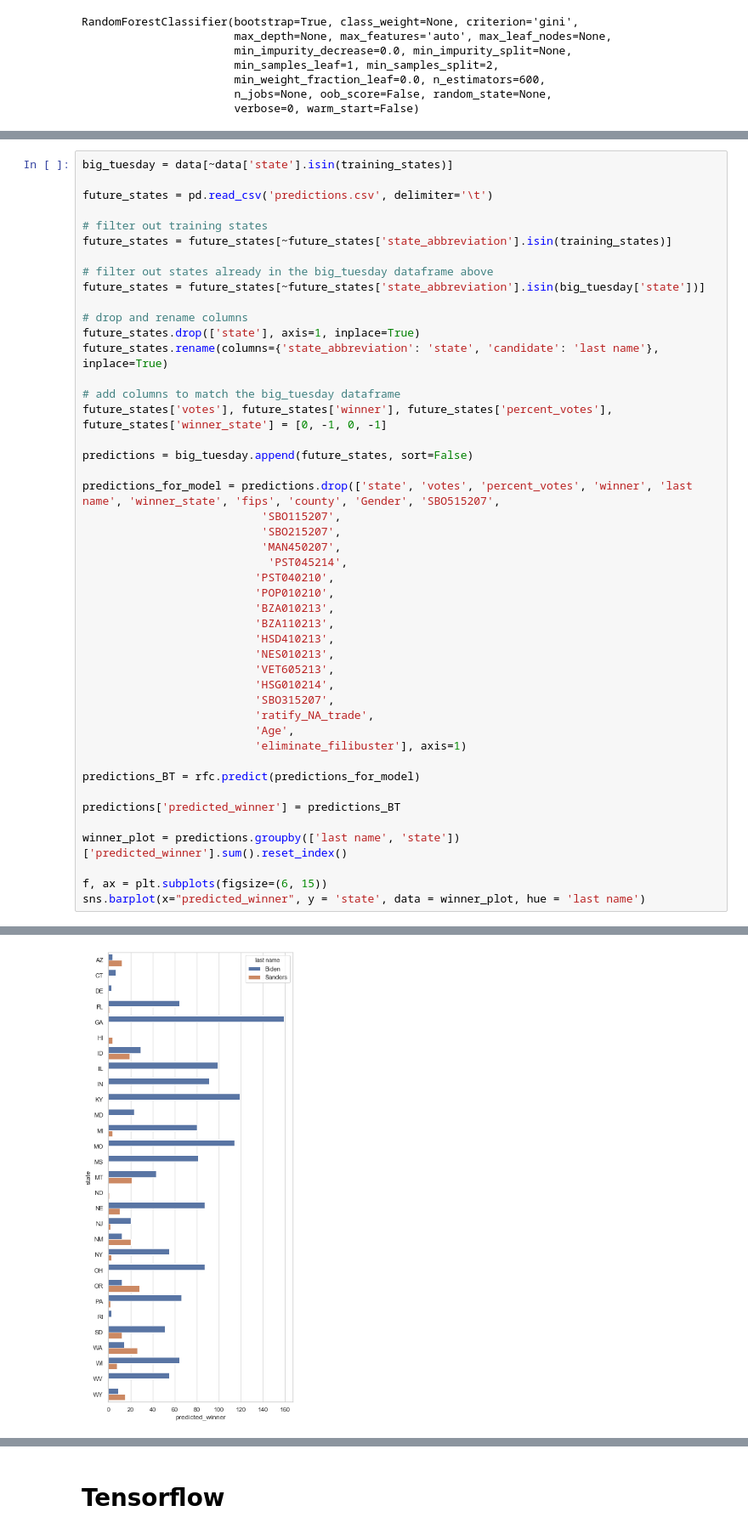
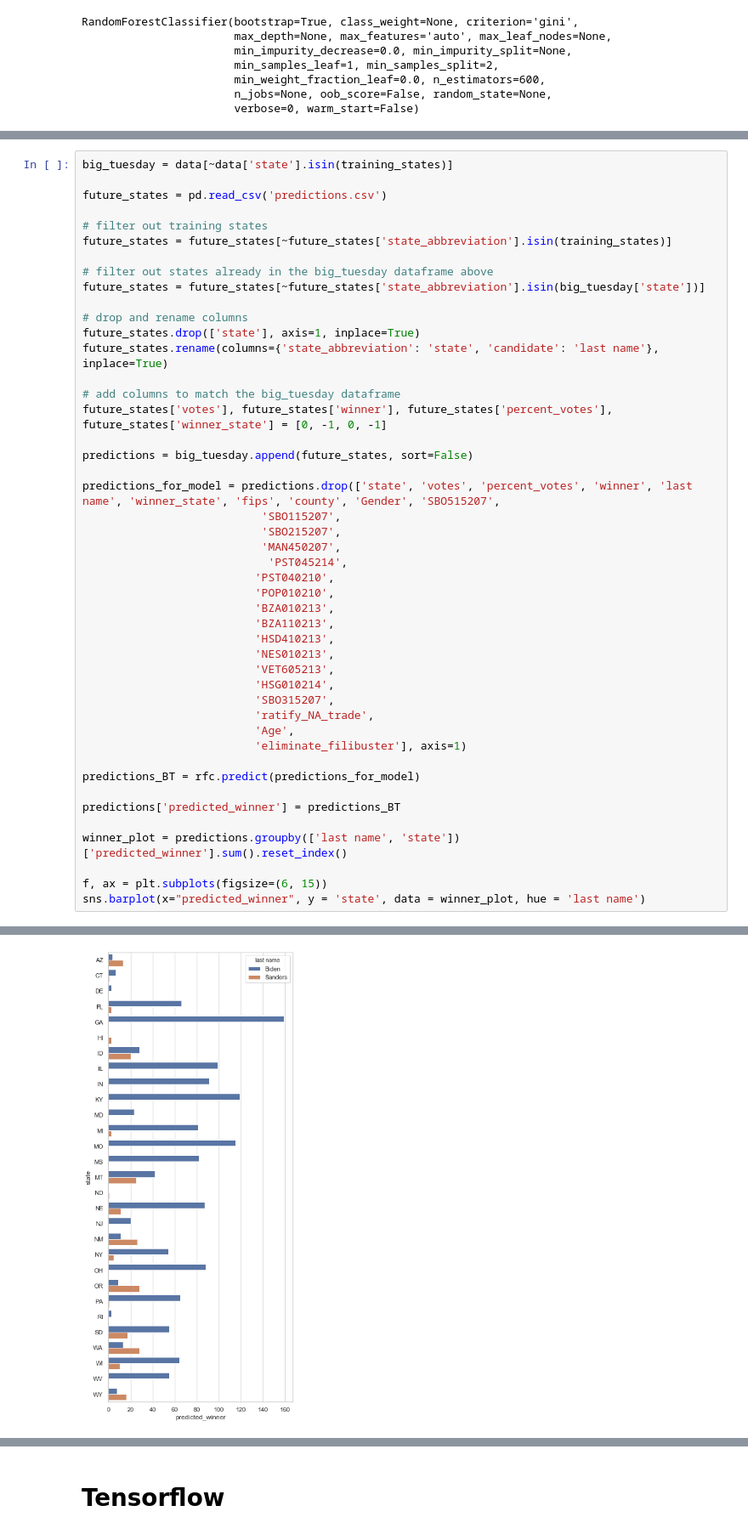
Before and after one commit to L0per/democratic-primary-predictions, a Jupyter notebook: rfc_model_training.ipynb, the cells around one changed output, grey strips where cells are left out. Shown at 85% size. Drawn from its saved outputs; the diff is of its cells as text.

```diff
--- a/rfc_model_training.ipynb
+++ b/rfc_model_training.ipynb
@@ -554,7 +564,7 @@ sns.barplot(x="Importances", y="Feature Names", data=feature_importances,
 # %%
 big_tuesday = data[~data['state'].isin(training_states)]
 
-future_states = pd.read_csv('predictions.csv', delimiter='\t')
+future_states = pd.read_csv('predictions.csv')
 
 # filter out training states
 future_states = future_states[~future_states['state_abbreviation'].isin(training_states)]
@@ -572,34 +582,34 @@ future_states['votes'], future_states['winner'], future_states['percent_votes'],
 predictions = big_tuesday.append(future_states, sort=False)
 
 predictions_for_model = predictions.drop(['state', 'votes', 'percent_votes', 'winner', 'last name', 'winner_state', 'fips', 'county', 'Gender', 'SBO515207',
                            'SBO115207',
                            'SBO215207',
                            'MAN450207',
                             'PST045214',
                           'PST040210',
                           'POP010210',
                           'BZA010213',
                           'BZA110213',
                           'HSD410213',
                           'NES010213',
                           'VET605213',
                           'HSG010214',
                           'SBO315207',
                           'ratify_NA_trade',
                           'Age',
                           'eliminate_filibuster'], axis=1)
 
 predictions_BT = rfc.predict(predictions_for_model)
 
 predictions['predicted_winner'] = predictions_BT
 
 winner_plot = predictions.groupby(['last name', 'state'])['predicted_winner'].sum().reset_index()
 
 f, ax = plt.subplots(figsize=(6, 15))
 sns.barplot(x="predicted_winner", y = 'state', data = winner_plot, hue = 'last name')
 # %% [output]
 <matplotlib.axes._subplots.AxesSubplot at 0x...>
-[figure, old version]
+[figure, new version]
 # %%
 big_tuesday_state = add_state_winner(predictions)
 
```
Also changed, not shown: parts of 20 cells of this notebook, 4 other files.
